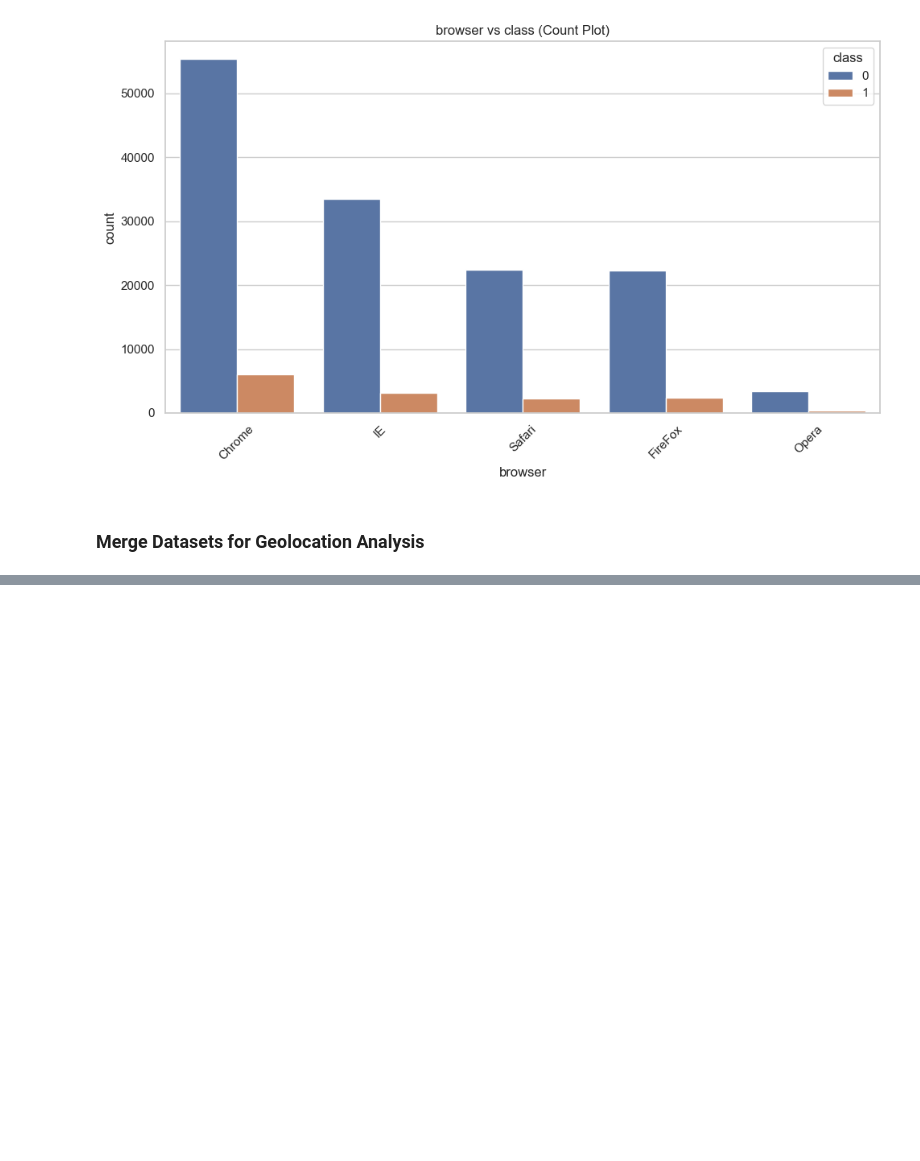
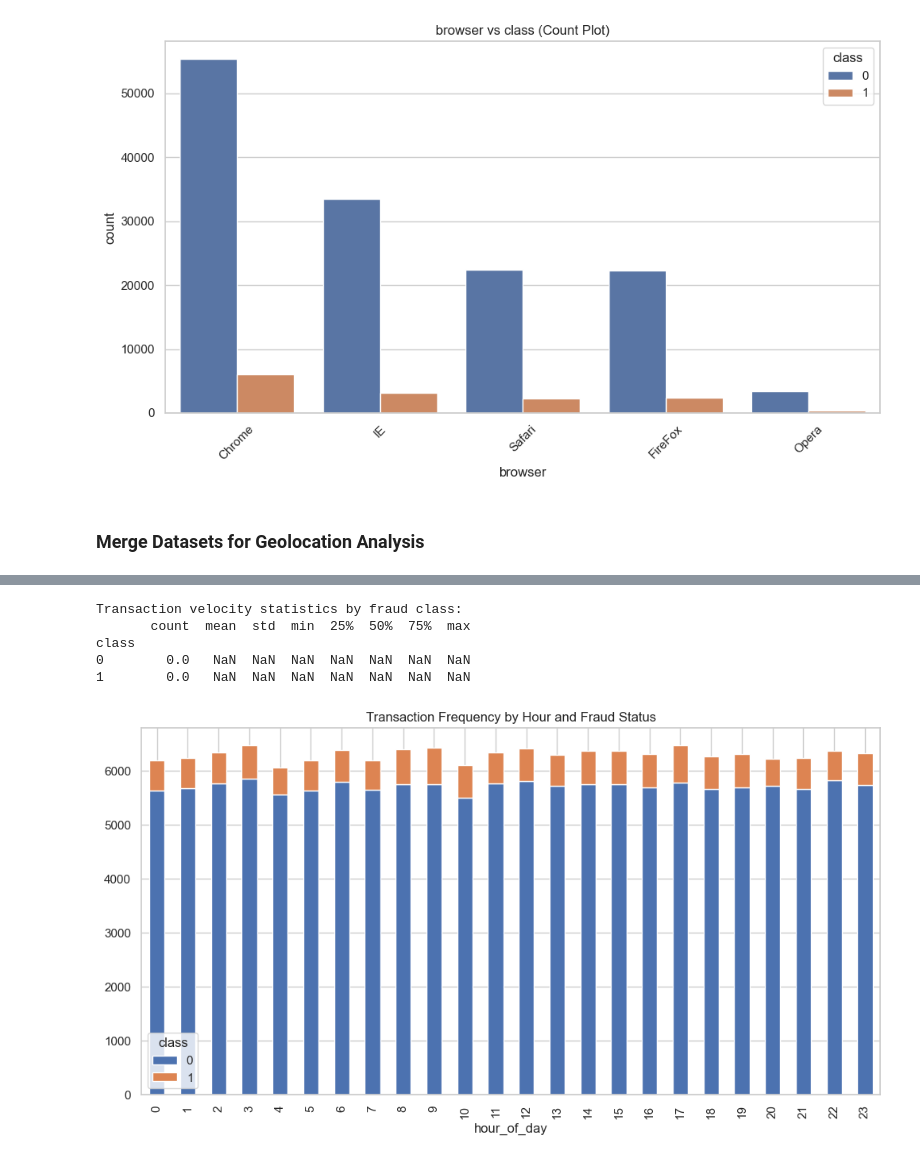
Before and after one commit to mubarek4566/Fraud-Detection-Ecommerce-Banking, a Jupyter notebook: notebooks/main.ipynb, the cells around one changed output, grey strips where cells are left out. Saved outputs shown, nothing was run; the diff lists cells and outputs as text; code cells hidden in the pictures; blank space fills up the shorter version.

Commit message:
Adding Feature engineering

```diff
--- a/notebooks/main.ipynb
+++ b/notebooks/main.ipynb
@@ -399,0 +252,2 @@ Correlation with class: -0.01
+# %%
+merged_df = merge_datasets(df_fraud, df_Address)
@@ -399,0 +283,3 @@ Correlation with class: -0.01
+# %%
+# Apply feature engineering
+engineered_df = engineer_features(merged_df)
@@ -399,0 +310,13 @@ Correlation with class: -0.01
+# %%
+# After running engineer_features(), you can analyze the new features:
+
+# 1. Analyze transaction velocity
+velocity_stats = engineered_df.groupby('class')['time_since_last_txn'].describe()
+print("\nTransaction velocity statistics by fraud class:")
+print(velocity_stats)
+# %% [output]
+Transaction velocity statistics by fraud class:
+       count  mean  std  min  25%  50%  75%  max
+class
+0        0.0   NaN  NaN  NaN  NaN  NaN  NaN  NaN
+1        0.0   NaN  NaN  NaN  NaN  NaN  NaN  NaN
@@ -399,0 +325,8 @@ Correlation with class: -0.01
+# %%
+# 2. Analyze time patterns
+time_patterns = engineered_df.groupby(['hour_of_day', 'class']).size().unstack()
+time_patterns.plot(kind='bar', stacked=True, figsize=(12, 6))
+plt.title('Transaction Frequency by Hour and Fraud Status')
+plt.show()
+# %% [output]
+[figure, added]
```
Also changed, not shown: parts of 12 cells of this notebook, 1 other file.
